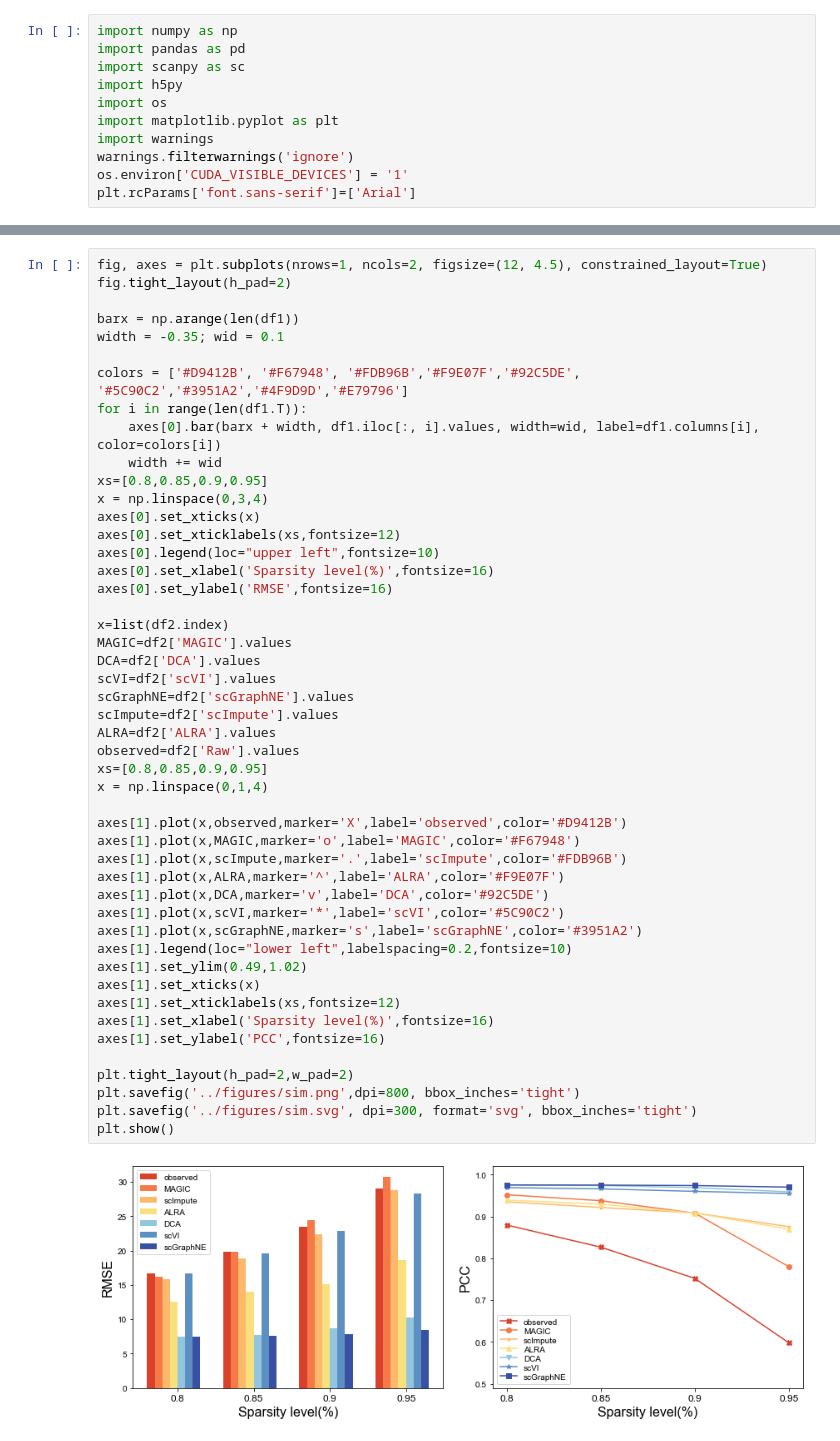
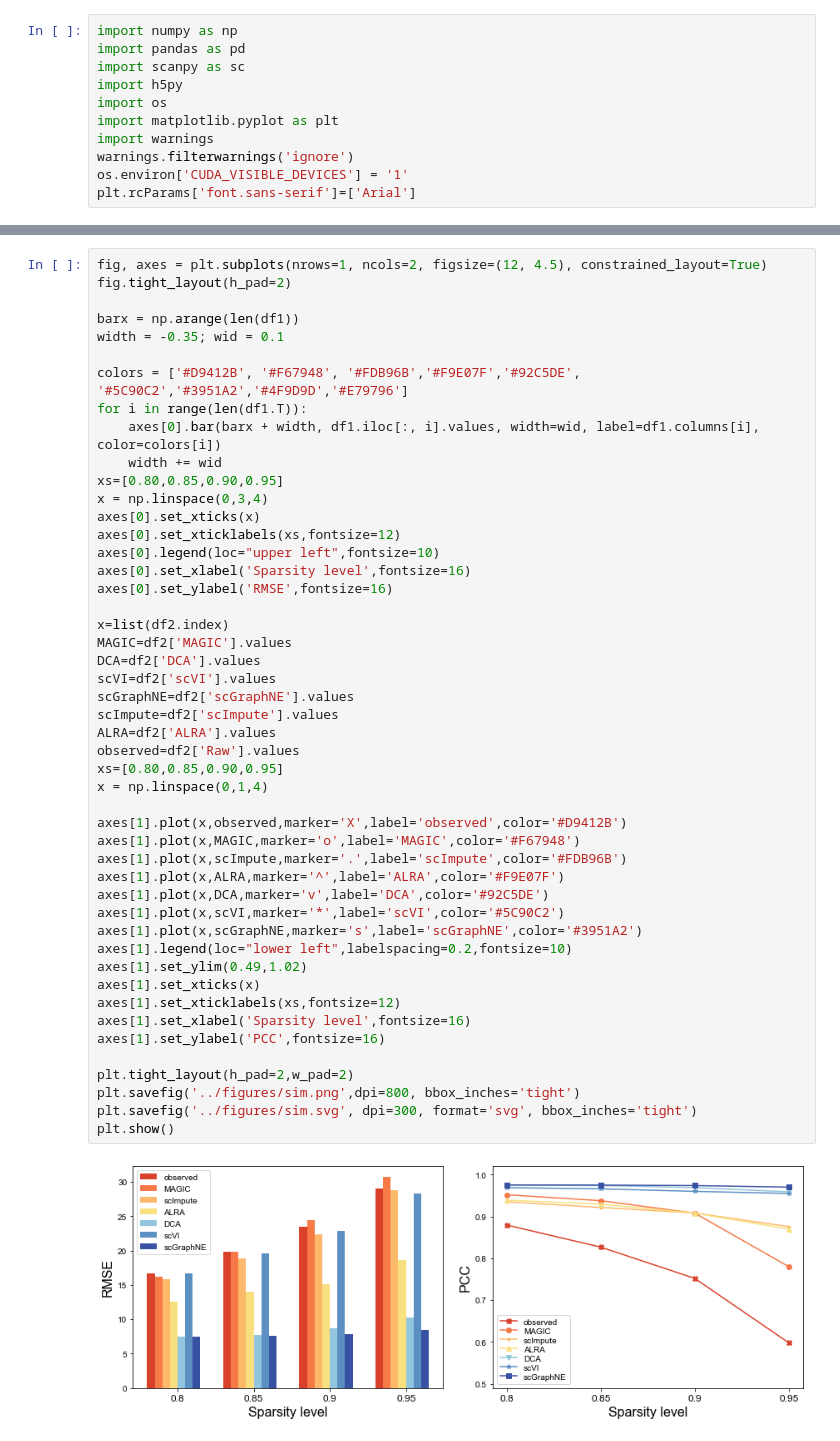
Before and after one commit to sldyns/scBiG, a Jupyter notebook: reproducibility/plot/figure2.ipynb, the cells around one changed output, grey strips where cells are left out. Cells and saved outputs as stored; diff of their text form.

```diff
--- a/reproducibility/plot/figure2.ipynb
+++ b/reproducibility/plot/figure2.ipynb
@@ -74,42 +74,42 @@ colors = ['#D9412B', '#F67948', '#FDB96B','#F9E07F','#92C5DE', '#5C90C2','#3951A
 for i in range(len(df1.T)):
     axes[0].bar(barx + width, df1.iloc[:, i].values, width=wid, label=df1.columns[i], color=colors[i])
     width += wid
-xs=[0.8,0.85,0.9,0.95]
+xs=[0.80,0.85,0.90,0.95]
 x = np.linspace(0,3,4)
 axes[0].set_xticks(x)
 axes[0].set_xticklabels(xs,fontsize=12)
 axes[0].legend(loc="upper left",fontsize=10)
-axes[0].set_xlabel('Sparsity level(%)',fontsize=16)
+axes[0].set_xlabel('Sparsity level',fontsize=16)
 axes[0].set_ylabel('RMSE',fontsize=16)
 
 x=list(df2.index)
 MAGIC=df2['MAGIC'].values
 DCA=df2['DCA'].values
 scVI=df2['scVI'].values
 scGraphNE=df2['scGraphNE'].values
 scImpute=df2['scImpute'].values
 ALRA=df2['ALRA'].values
 observed=df2['Raw'].values
-xs=[0.8,0.85,0.9,0.95]
+xs=[0.80,0.85,0.90,0.95]
 x = np.linspace(0,1,4)
 
 axes[1].plot(x,observed,marker='X',label='observed',color='#D9412B')
 axes[1].plot(x,MAGIC,marker='o',label='MAGIC',color='#F67948')
 axes[1].plot(x,scImpute,marker='.',label='scImpute',color='#FDB96B')
 axes[1].plot(x,ALRA,marker='^',label='ALRA',color='#F9E07F')
 axes[1].plot(x,DCA,marker='v',label='DCA',color='#92C5DE')
 axes[1].plot(x,scVI,marker='*',label='scVI',color='#5C90C2')
 axes[1].plot(x,scGraphNE,marker='s',label='scGraphNE',color='#3951A2')
 axes[1].legend(loc="lower left",labelspacing=0.2,fontsize=10)
 axes[1].set_ylim(0.49,1.02)
 axes[1].set_xticks(x)
 axes[1].set_xticklabels(xs,fontsize=12)
-axes[1].set_xlabel('Sparsity level(%)',fontsize=16)
+axes[1].set_xlabel('Sparsity level',fontsize=16)
 axes[1].set_ylabel('PCC',fontsize=16)
 
 plt.tight_layout(h_pad=2,w_pad=2)
 plt.savefig('../figures/sim.png',dpi=800, bbox_inches='tight')
 plt.savefig('../figures/sim.svg', dpi=300, format='svg', bbox_inches='tight')
 plt.show()
 # %% [output]
-[figure, old version]
+[figure, new version]
```
Also changed, not shown: 14 other files.
